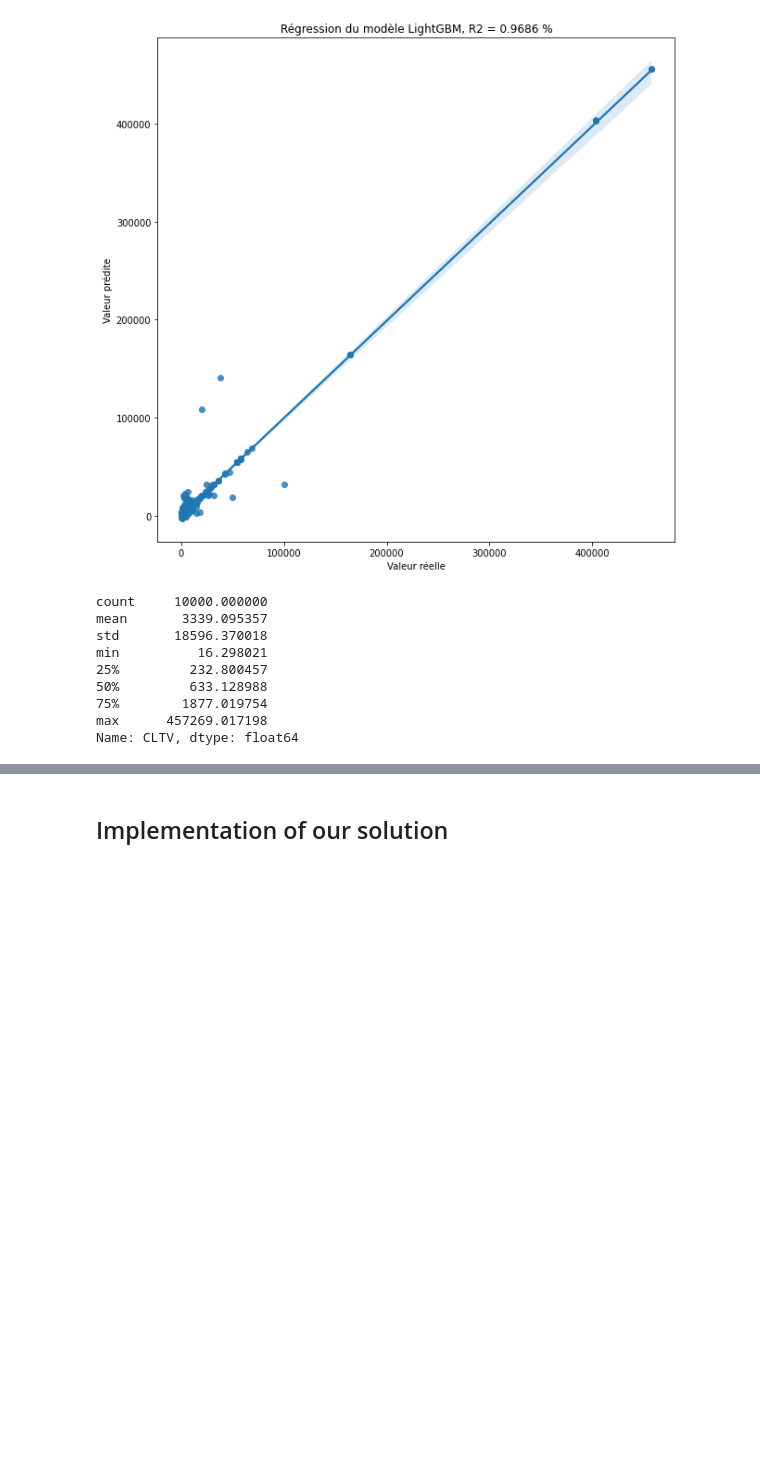
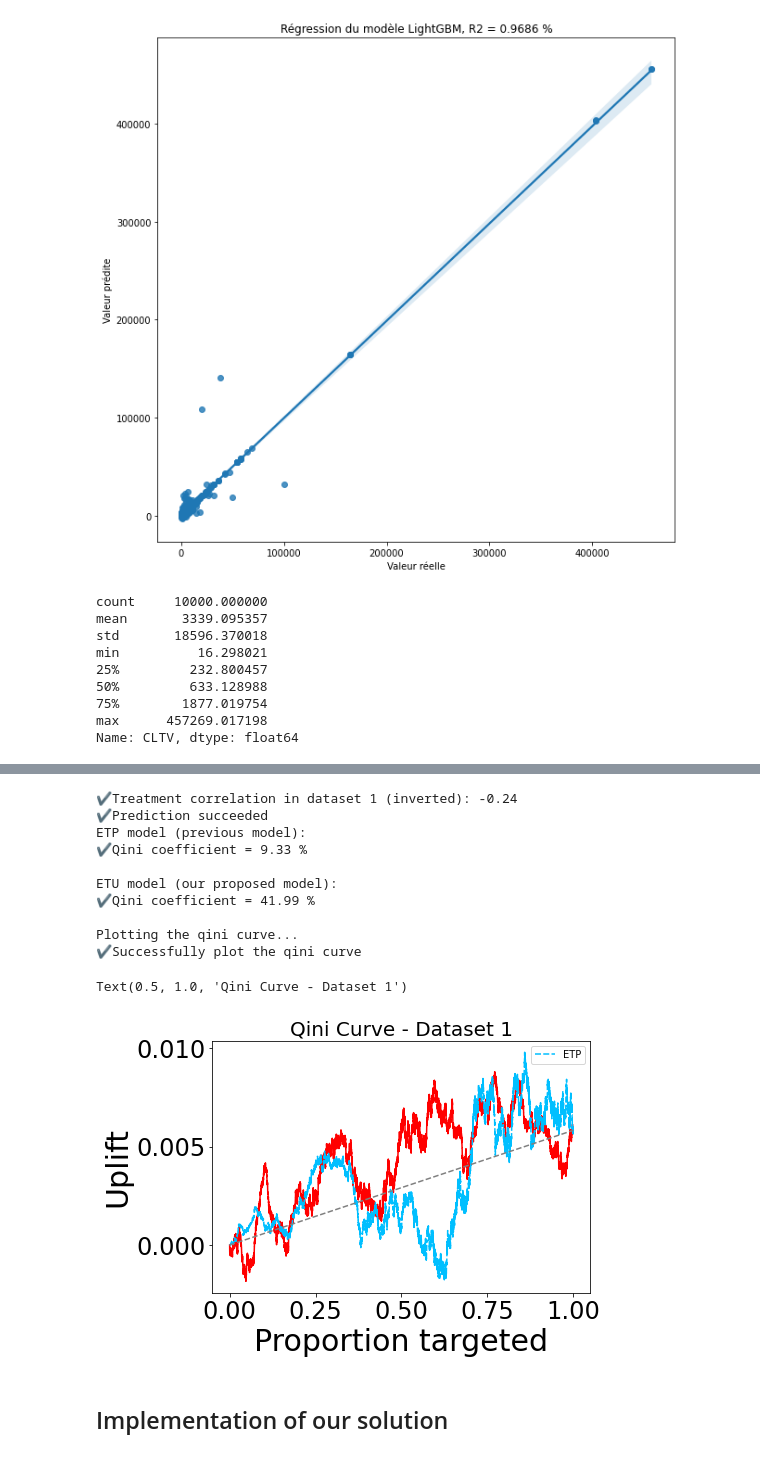
Before and after one commit to SHIYUNWANG22/CRP_VC, a Jupyter notebook: model_v1_cleaned.ipynb, the cells around one changed output, grey strips where cells are left out. Saved outputs shown, nothing was run; the diff lists cells and outputs as text; code cells hidden in the pictures; blank space fills up the shorter version.

```diff
--- a/model_v1_cleaned.ipynb
+++ b/model_v1_cleaned.ipynb
@@ -1073,0 +1082,9 @@ Name: CLTV, dtype: float64
+# %%
+# Let's check the treatment's correlation to repeat purchases:
+def correlation_treatment(df:pd.DataFrame):
+    """Function to calculate the treatment's correlation
+    """
+    correlation = df[['treatment','REPEATER']].corr(method ='pearson')
+    return(pd.DataFrame(round(correlation.loc['REPEATER'] * 100,2)))
+
+correlation_treatment(df)
@@ -1074,3 +1391,33 @@ Name: CLTV, dtype: float64
+# %%
+# The process to inverse treatment's parameter
+# Thus also inverse the treatment's correlation from negative to positive
+df.treatment = df.treatment.replace({0: 1, 1: 0})
+
+# Recalculate the treatment correlation
+print("✔️Treatment correlation in dataset 1 (inverted):", correlation_treatment(df).iloc[0,0])
+
+# Add the target class feature to all three datasets
+df_inverse = declare_target_class(df)
+
+# Do the prediction process once more time
+prediction_results_inverse_1 = predict(df_inverse)
+
+# Qini evaluation results for DataSet 1 with positive treatment correlation
+ax, qini_inverse_1 = evaluation_qini(prediction_results_inverse_1)
+plt.title('Qini Curve - Dataset 1',fontsize=20)
+# %% [output]
+✔️Treatment correlation in dataset 1 (inverted): -0.24
+✔️Prediction succeeded
+ETP model (previous model):
+✔️Qini coefficient = 9.33 %
+
+ETU model (our proposed model):
+✔️Qini coefficient = 41.99 %
+
+Plotting the qini curve...
+✔️Successfully plot the qini curve
+Text(0.5, 1.0, 'Qini Curve - Dataset 1')
+[figure, added]
 # %% [markdown]
 ## Implementation of our solution
 # %% [markdown]
```
Also changed, not shown: parts of 18 cells of this notebook, 1 other file.
